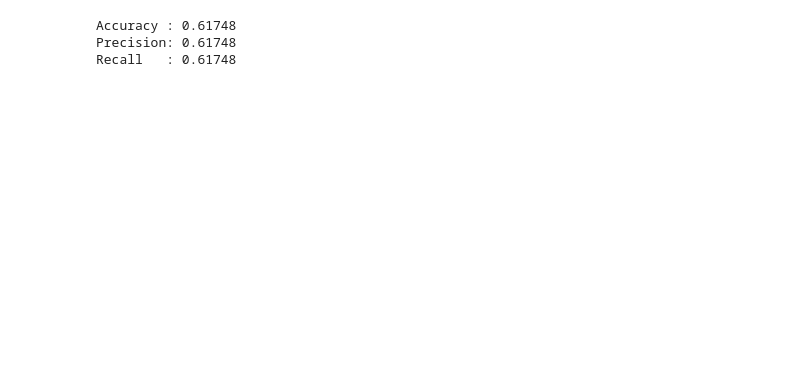
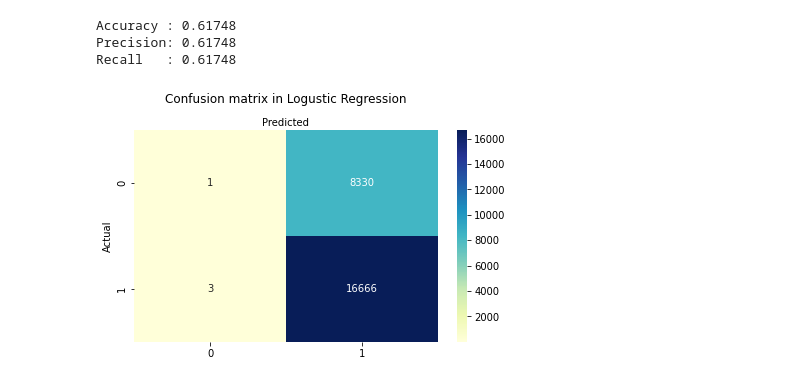
Before and after one commit to Iwanplayground/PROYEK-KECIL2AN, a Jupyter notebook: dataAnalystTest.ipynb, the cells around one changed output. Saved outputs shown, nothing was run; the diff lists cells and outputs as text; code cells hidden in the pictures; blank space fills up the shorter version.

```diff
--- a/dataAnalystTest.ipynb
+++ b/dataAnalystTest.ipynb
@@ -306,3 +306,30 @@ print('Recall   :', recall_score(y_test, y_pred, average='micro'))
 Accuracy : 0.61748
 Precision: 0.61748
 Recall   : 0.61748
+# %%
+# melakukan modeling kedua
+
+from sklearn.linear_model import LogisticRegression
+
+logreg = LogisticRegression()
+logreg.fit(X_train,y_train)
+y_pred = logreg.predict(X_test)
+cnf_matrix = confusion_matrix(y_test, y_pred)
+# name  of classes
+class_names = [0, 1]
+fig, ax = plt.subplots()
+
+tick_marks = np.arange(len(class_names))
+plt.xticks(tick_marks, class_names)
+plt.yticks(tick_marks, class_names)
+
+# create heatmap
+sns.heatmap(pd.DataFrame(cnf_matrix), annot=True, cmap='YlGnBu', fmt='g')
+ax.xaxis.set_label_position('top')
+plt.title('Confusion matrix in Logustic Regression', y=1.1)
+plt.ylabel('Actual')
+plt.xlabel('Predicted')
+plt.tight_layout()
+plt.show()
+# %% [output]
+[figure, added]
```
Also changed, not shown: parts of 1 cell of this notebook, 2 other files.
